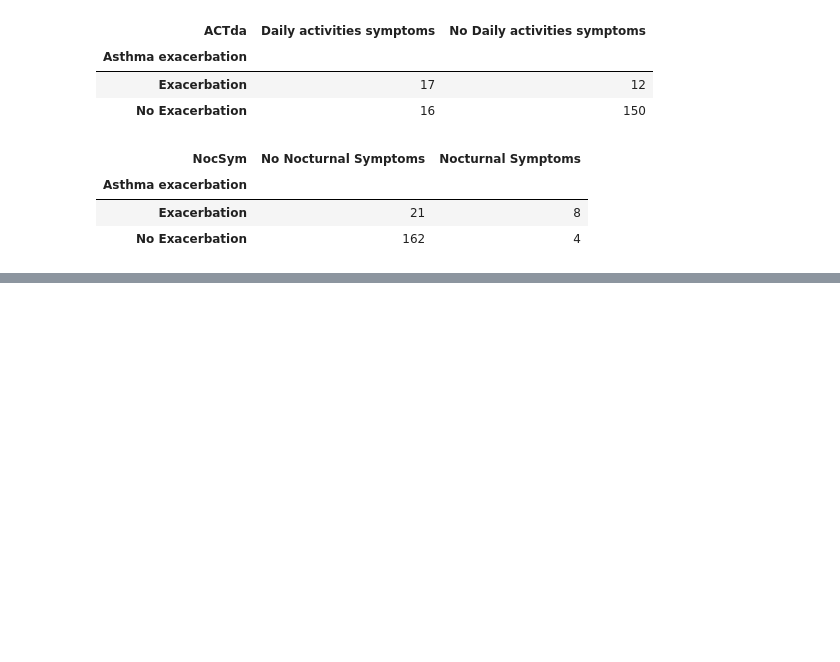
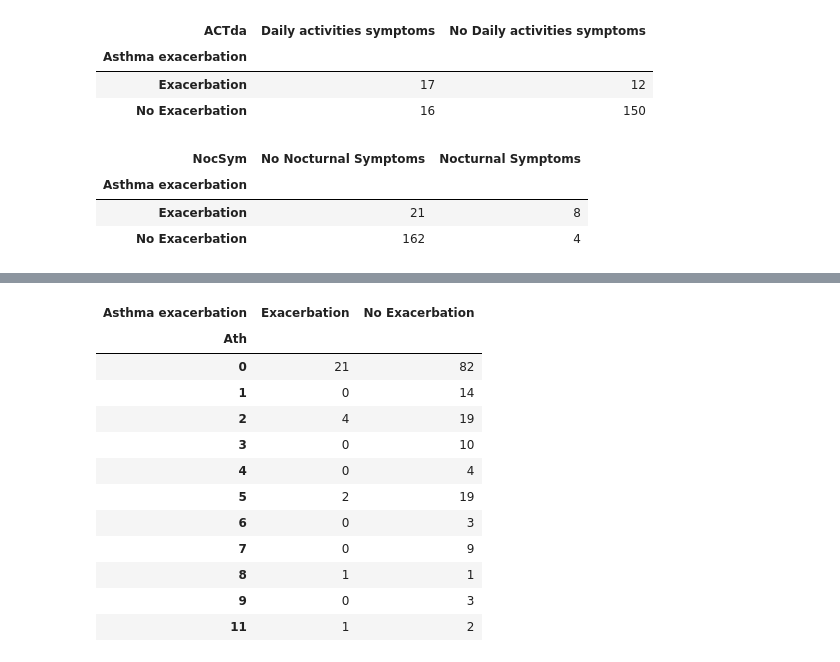
Before and after one commit to dumbgesh/asthma-attack-prediction, a Jupyter notebook: asthma_attack_pred.ipynb, the cells around one changed output, grey strips where cells are left out. Drawn from its saved outputs; the diff is of its cells as text; code cells hidden in the pictures; blank space fills up the shorter version.

```diff
--- a/asthma_attack_pred.ipynb
+++ b/asthma_attack_pred.ipynb
@@ -180,0 +202,18 @@ pd.crosstab(df["Asthma exacerbation"], df["NocSym"])
+# %%
+#Athma history and Exacerbation
+
+pd.crosstab(df["Ath"], df["Asthma exacerbation"])
+# %% [output]
+| Asthma exacerbation | Exacerbation | No Exacerbation |
+| Ath |  |  |
+| 0 | 21 | 82 |
+| 1 | 0 | 14 |
+| 2 | 4 | 19 |
+| 3 | 0 | 10 |
+| 4 | 0 | 4 |
+| 5 | 2 | 19 |
+| 6 | 0 | 3 |
+| 7 | 0 | 9 |
+| 8 | 1 | 1 |
+| 9 | 0 | 3 |
+| 11 | 1 | 2 |
```
Also changed, not shown: parts of 21 cells of this notebook, 2 other files.
